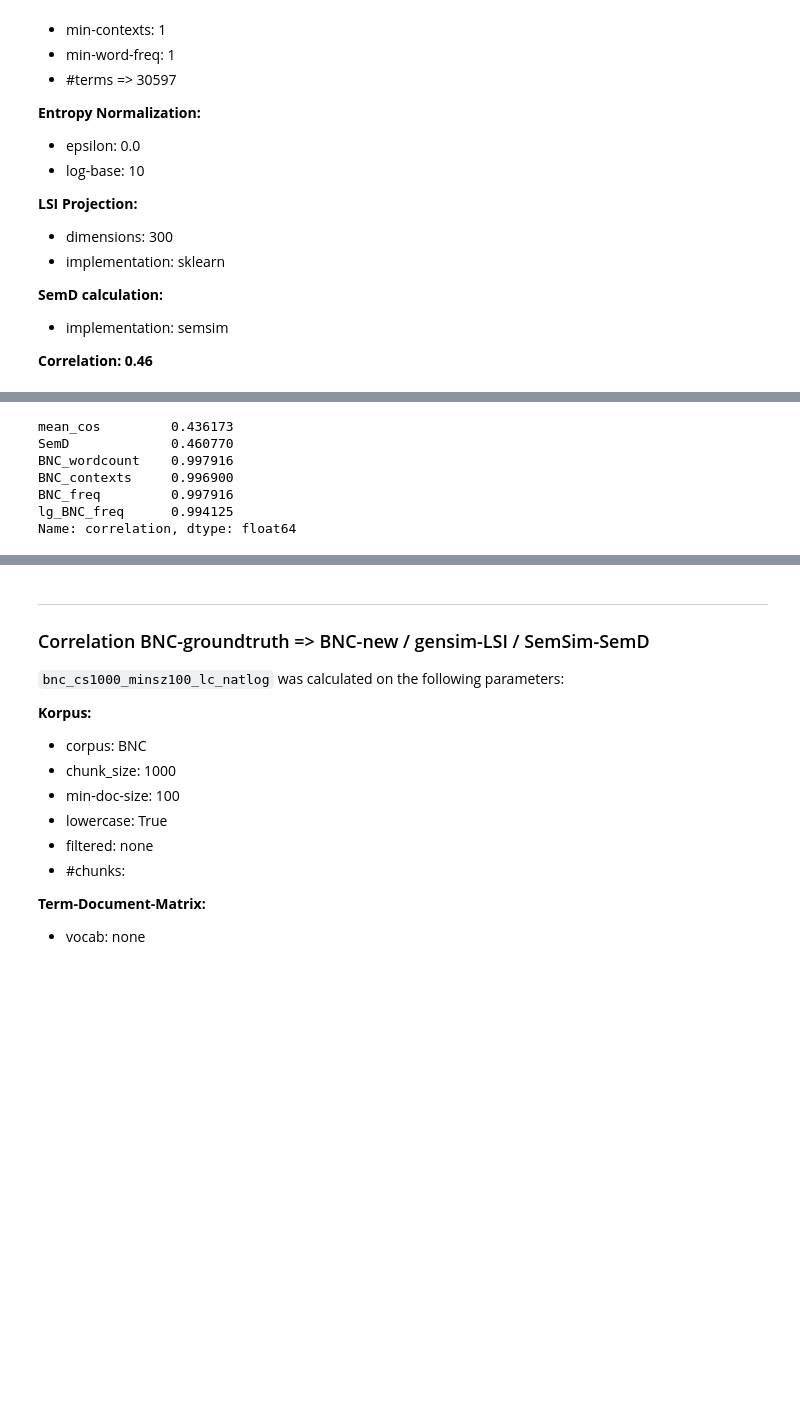
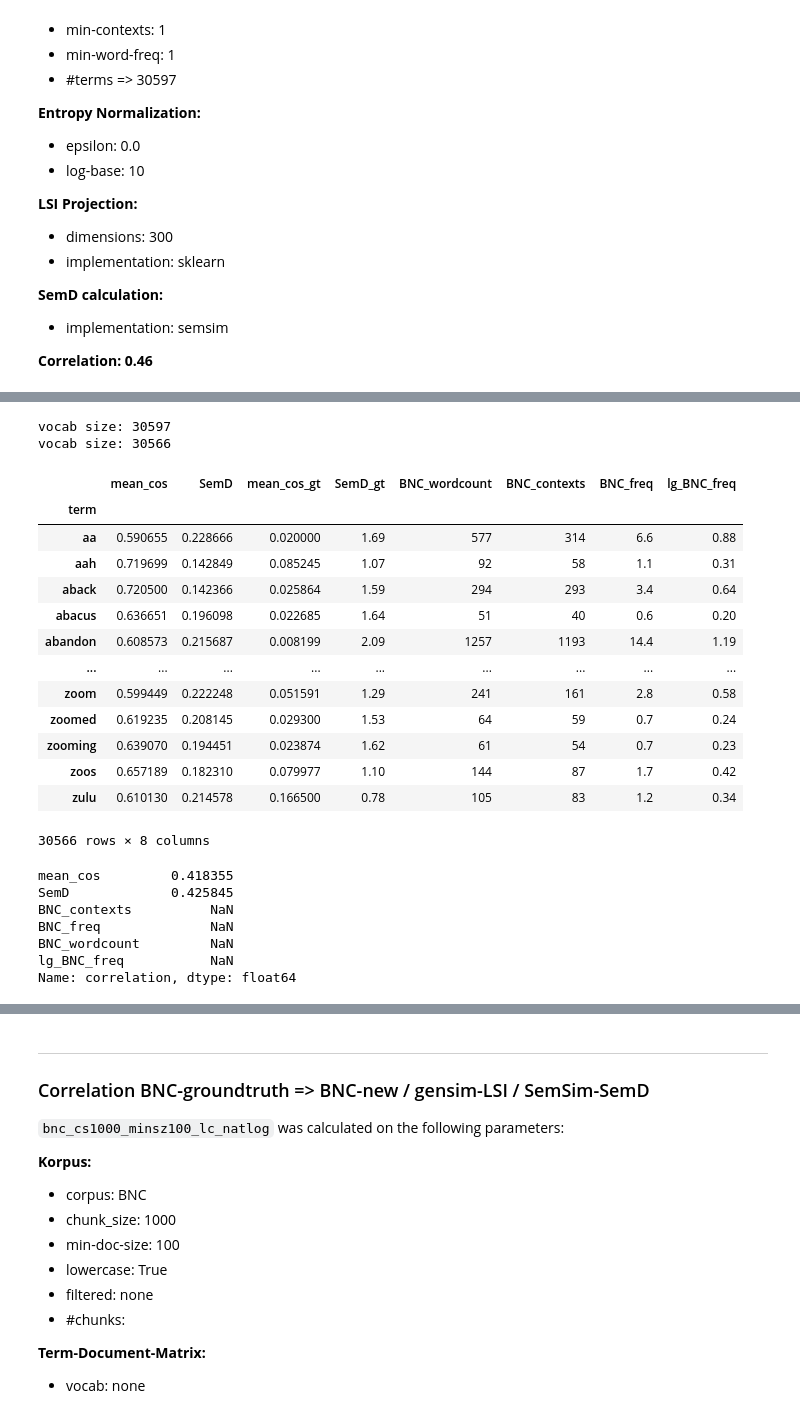
Before and after one commit to andifunke/semsim, a Jupyter notebook: notebooks/Compare_SemD_values.ipynb, the cells around one changed output, grey strips where cells are left out. Saved outputs shown, nothing was run; the diff lists cells and outputs as text; code cells hidden in the pictures; blank space fills up the shorter version.

```diff
--- a/notebooks/Compare_SemD_values.ipynb
+++ b/notebooks/Compare_SemD_values.ipynb
@@ -12,6 +12,7 @@ gt_file = '../data/out/SemD/13428_2012_278_MOESM1_ESM.csv'
 gt = pd.read_csv(gt_file, keep_default_na=False).sort_values('term')
 gt = gt.set_index('term')
 gt.BNC_contexts = gt.BNC_contexts.map(asint).astype(int)
+gt = gt[~gt.isna().any(axis=1)]
 gt
 # %% [output]
 |  | mean_cos | SemD | BNC_wordcount | BNC_contexts | BNC_freq | lg_BNC_freq |
@@ -71,16 +73,16 @@ def semd_correlation(directory, file_name, local_gt=gt):
 
     semd_file = directory / file_name
     semd = pd.read_csv(semd_file, sep='\t', keep_default_na=False, index_col=0, na_values=['', 'NA'])
+    print('vocab size:', len(semd))
     semd.index.name = 'term'
     semd = semd.rename(columns={'semd': 'SemD'})
     semd = semd.sort_index()
     # print(semd.dtypes)
 
-    if stats is not None:
-        assert len(semd) == len(stats)
+    if stats is not None and len(semd) == len(stats):
         semd = semd.join(stats)
 
-        semd = semd[~semd.isna().any(axis=1)]
+    semd = semd[~semd.isna().any(axis=1)]
     semd = semd[semd.index.isin(local_gt.index)]
     #semd
     semd_out_file = semd_file.with_suffix('.stats_semd')
@@ -89,7 +91,8 @@ def semd_correlation(directory, file_name, local_gt=gt):
     local_gt = local_gt[local_gt.index.isin(semd.index)]
 
     assert len(semd) == len(local_gt)
-    # print('vocab size:', len(semd))
+    print('vocab size:', len(semd))
+    display(semd.join(local_gt, rsuffix='_gt'))
 
     corr = semd.corrwith(local_gt, axis=0)
     corr.name = 'correlation'
@@ -186,17 +221,33 @@ Name: correlation, dtype: float64
 # %%
 semd_correlation(
     '../data/out/SemD/bnc_cs1000_lc_filtered',
-    'bnc_default.semd',
+    'bnc_cs1000_lc_filtered.semd',
     gt,
 )
 # %% [output]
-mean_cos         0.436173
-SemD             0.460770
-BNC_wordcount    0.997916
-BNC_contexts     0.996900
-BNC_freq         0.997916
-lg_BNC_freq      0.994125
-Name: correlation, dtype: float64
+vocab size: 30597
+vocab size: 30566
+|  | mean_cos | SemD | mean_cos_gt | SemD_gt | BNC_wordcount | BNC_contexts | BNC_freq | lg_BNC_freq |
+| term |  |  |  |  |  |  |  |  |
+| aa | 0.590655 | 0.228666 | 0.020000 | 1.69 | 577 | 314 | 6.6 | 0.88 |
+| aah | 0.719699 | 0.142849 | 0.085245 | 1.07 | 92 | 58 | 1.1 | 0.31 |
+| aback | 0.720500 | 0.142366 | 0.025864 | 1.59 | 294 | 293 | 3.4 | 0.64 |
+| abacus | 0.636651 | 0.196098 | 0.022685 | 1.64 | 51 | 40 | 0.6 | 0.20 |
+| abandon | 0.608573 | 0.215687 | 0.008199 | 2.09 | 1257 | 1193 | 14.4 | 1.19 |
+| ... | ... | ... | ... | ... | ... | ... | ... | ... |
+| zoom | 0.599449 | 0.222248 | 0.051591 | 1.29 | 241 | 161 | 2.8 | 0.58 |
+| zoomed | 0.619235 | 0.208145 | 0.029300 | 1.53 | 64 | 59 | 0.7 | 0.24 |
+| zooming | 0.639070 | 0.194451 | 0.023874 | 1.62 | 61 | 54 | 0.7 | 0.23 |
+| zoos | 0.657189 | 0.182310 | 0.079977 | 1.10 | 144 | 87 | 1.7 | 0.42 |
+| zulu | 0.610130 | 0.214578 | 0.166500 | 0.78 | 105 | 83 | 1.2 | 0.34 |
+30566 rows × 8 columns
+mean_cos         0.418355
+SemD             0.425845
+BNC_contexts          NaN
+BNC_freq              NaN
+BNC_wordcount         NaN
+lg_BNC_freq           NaN
+Name: correlation, dtype: float64
 # %%
 semd_correlation(
     '../data/out/SemD/bnc_cs1000_lc_filtered',
```
Also changed, not shown: parts of 5 cells of this notebook, 1 other file.
